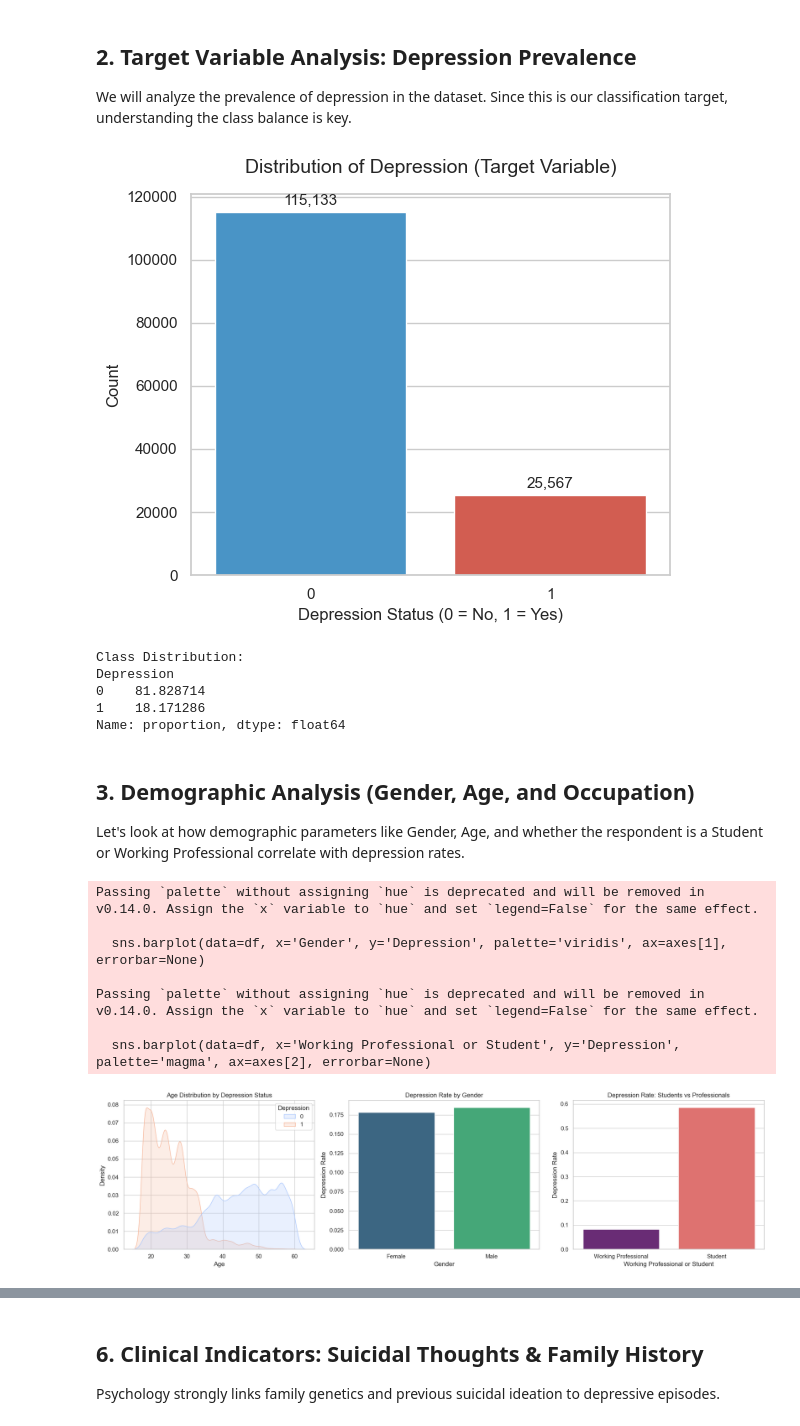
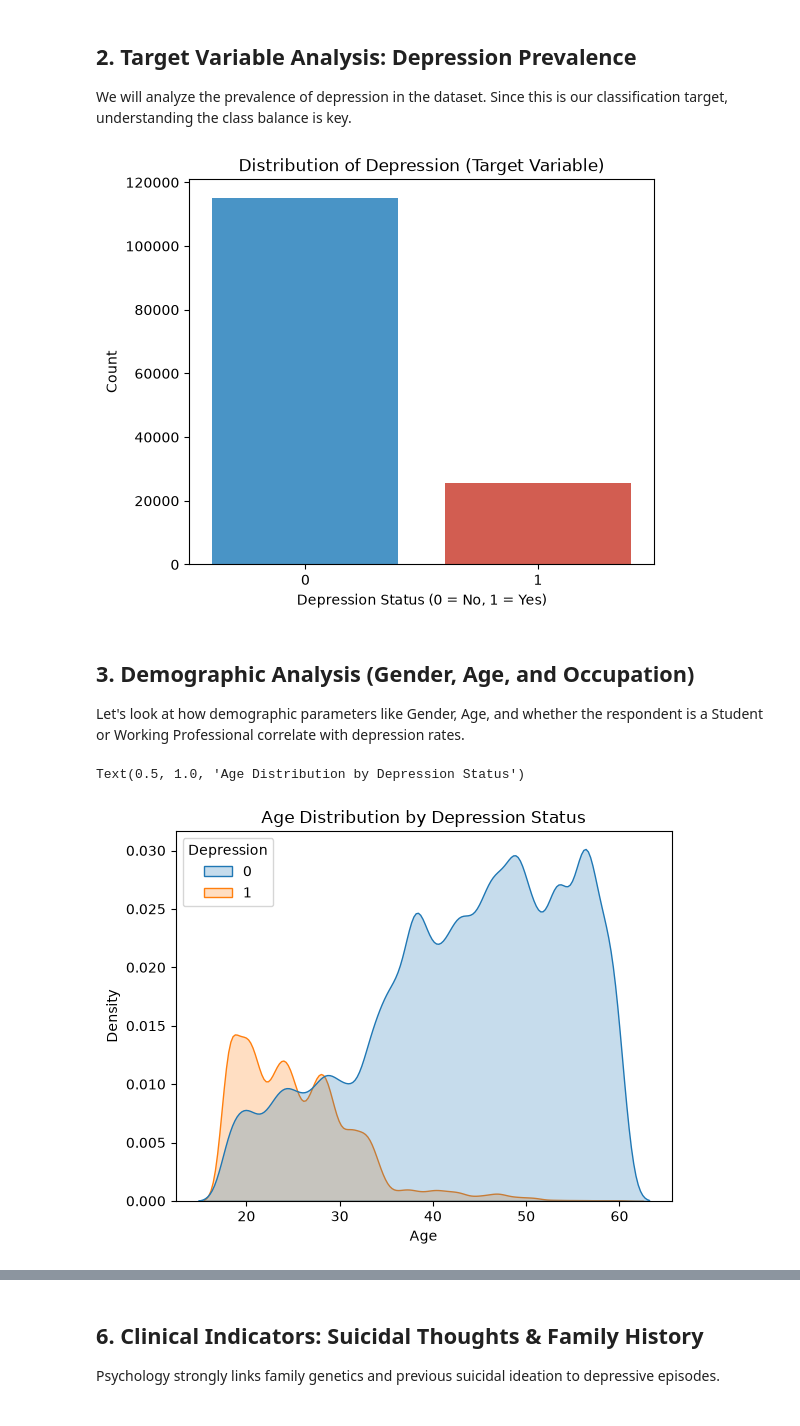
Before and after one commit to ramakanth0405/Mental_Health, a Jupyter notebook: Random_Forest_MH.ipynb, the cells around one changed output, grey strips where cells are left out. Drawn from its saved outputs; the diff is of its cells as text; code cells hidden in the pictures.

```diff
--- a/Random_Forest_MH.ipynb
+++ b/Random_Forest_MH.ipynb
@@ -11,14 +11,3 @@ import numpy as np
 import pandas as pd
 import matplotlib.pyplot as plt
 import seaborn as sns
-from sklearn.model_selection import train_test_split
-from sklearn.preprocessing import LabelEncoder, OneHotEncoder
-from sklearn.impute import SimpleImputer
-from sklearn.ensemble import RandomForestClassifier
-from sklearn.metrics import classification_report, confusion_matrix, accuracy_score, roc_auc_score, RocCurveDisplay
-
-# Set style for premium visualization aesthetics
-sns.set_theme(style="whitegrid", palette="muted")
-plt.rcParams["figure.figsize"] = (12, 6)
-plt.rcParams["font.family"] = "sans-serif"
-plt.rcParams["font.size"] = 12
@@ -109,55 +94,20 @@ We will analyze the prevalence of depression in the dataset. Since this is our c
 # Visualizing the target variable distribution
 plt.figure(figsize=(6, 5))
 ax = sns.countplot(data=df, x='Depression', hue='Depression', palette=['#3498db', '#e74c3c'], legend=False)
-plt.title('Distribution of Depression (Target Variable)', fontsize=14, pad=15)
+plt.title('Distribution of Depression (Target Variable)')
 plt.xlabel('Depression Status (0 = No, 1 = Yes)')
 plt.ylabel('Count')
-
-# Add count labels
-for p in ax.patches:
-    ax.annotate(f'{int(p.get_height()):,}', (p.get_x() + p.get_width() / 2., p.get_height()),
-                ha='center', va='center', xytext=(0, 8), textcoords='offset points', fontsize=11)
-plt.tight_layout()
 plt.show()
-
-print("Class Distribution:")
-print(df['Depression'].value_counts(normalize=True) * 100)
 # %% [output]
-[figure, old version]
+[figure, new version]
-Class Distribution:
-Depression
-0    81.828714
-1    18.171286
-Name: proportion, dtype: float64
 # %% [markdown]
 ## 3. Demographic Analysis (Gender, Age, and Occupation)
 
 Let's look at how demographic parameters like Gender, Age, and whether the respondent is a Student or Working Professional correlate with depression rates.
 # %%
-fig, axes = plt.subplots(1, 3, figsize=(18, 5))
-
 # Age Distribution by Depression
-sns.kdeplot(data=df, x='Age', hue='Depression', fill=True, common_norm=False, palette='coolwarm', ax=axes[0])
-axes[0].set_title('Age Distribution by Depression Status')
-
-# Gender vs Depression
-sns.barplot(data=df, x='Gender', y='Depression', palette='viridis', ax=axes[1], errorbar=None)
-axes[1].set_title('Depression Rate by Gender')
-axes[1].set_ylabel('Depression Rate')
-
-# Working Professional or Student vs Depression
-sns.barplot(data=df, x='Working Professional or Student', y='Depression', palette='magma', ax=axes[2], errorbar=None)
-axes[2].set_title('Depression Rate: Students vs Professionals')
-axes[2].set_ylabel('Depression Rate')
-
-plt.tight_layout()
-plt.show()
+sns.kdeplot(data=df, x='Age', hue='Depression', fill=True)
+plt.title('Age Distribution by Depression Status')
 # %% [output]
-Passing `palette` without assigning `hue` is deprecated and will be removed in v0.14.0. Assign the `x` variable to `hue` and set `legend=False` for the same effect.
-
-  sns.barplot(data=df, x='Gender', y='Depression', palette='viridis', ax=axes[1], errorbar=None)
-
-Passing `palette` without assigning `hue` is deprecated and will be removed in v0.14.0. Assign the `x` variable to `hue` and set `legend=False` for the same effect.
-
-  sns.barplot(data=df, x='Working Professional or Student', y='Depression', palette='magma', ax=axes[2], errorbar=None)
+Text(0.5, 1.0, 'Age Distribution by Depression Status')
-[figure, old version]
+[figure, new version]
```
Also changed, not shown: parts of 19 cells of this notebook.
